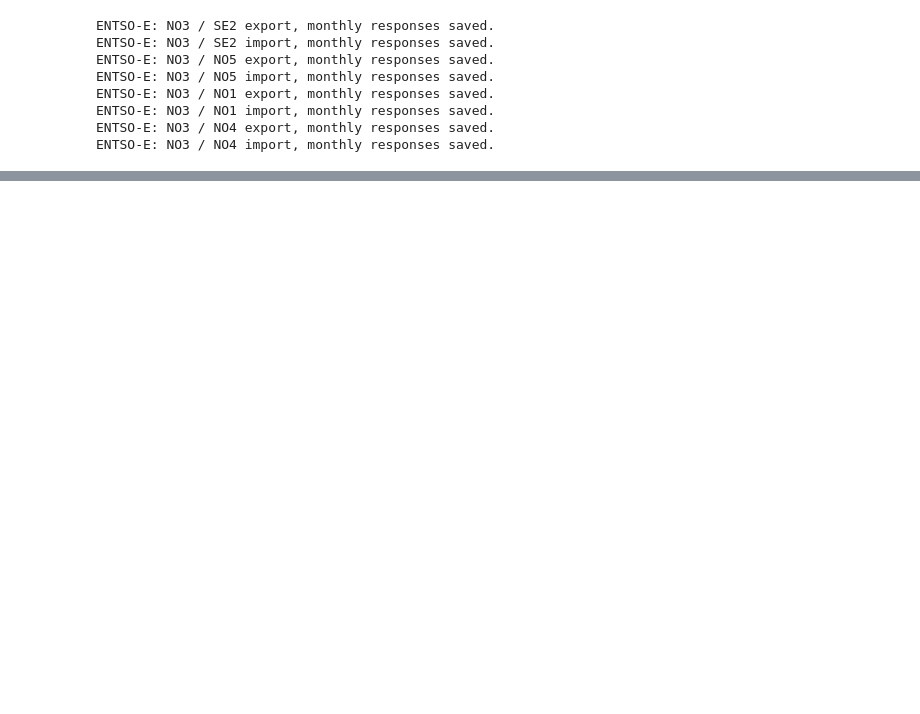
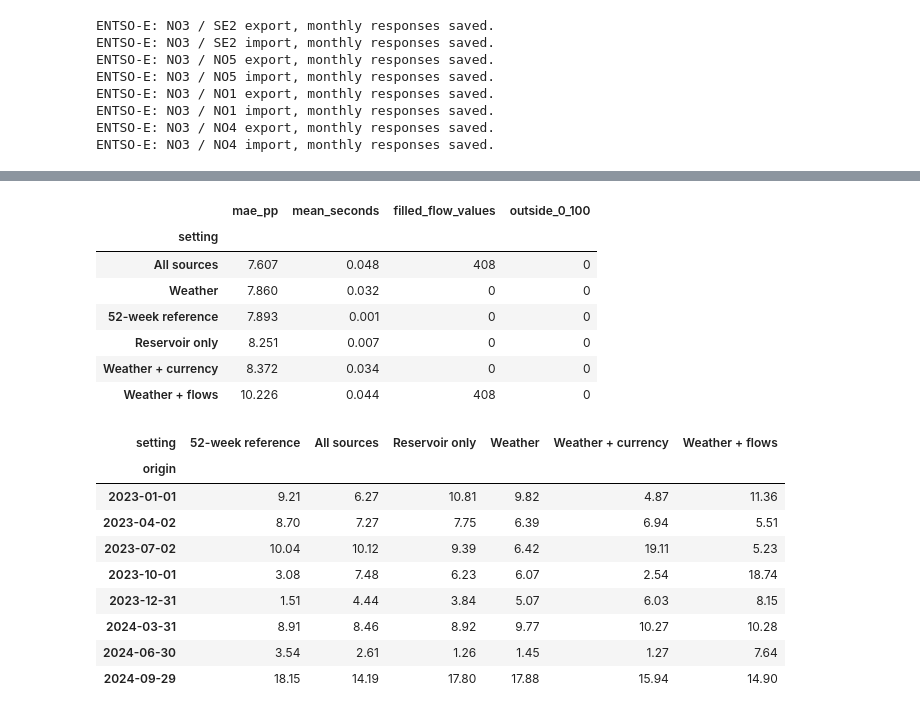
Before and after one commit to EliasVinsrygg/IND320-EliasVinsrygg, a Jupyter notebook: Compulsory Assignments/notebooks/CA4.ipynb, the cells around one changed output, grey strips where cells are left out. Drawn from its saved outputs; the diff is of its cells as text; code cells hidden in the pictures; blank space fills up the shorter version.

Commit message:
Model in notebook

```diff
--- a/Compulsory Assignments/notebooks/CA4.ipynb
+++ b/Compulsory Assignments/notebooks/CA4.ipynb
@@ -552,0 +983,18 @@ weather_weekly.head()
+# %%
+# Showing the weather inputs supplied for the last 13-week forecast, using training data only.
+origin = origins[-1]
+last_paths = weather_paths.loc[weather_paths["origin"].eq(origin)].pivot(
+    columns="setting", values="prediction")
+training_weather = no3_weekly.loc[:origin, ["temperature_c", "precipitation_mm"]].tail(history_weeks)
+weather_scenario = normal_weather_scenario(training_weather, last_paths.index)
+display(weather_scenario.round(2))
+
+# Comparing observed filling with both River forecasts and the seasonal reference.
+last_paths["Observed"] = no3_weekly.loc[last_paths.index, "filling_percent"]
+last_paths["52-week reference"] = no3_weekly.loc[
+    last_paths.index - pd.Timedelta(weeks=52), "filling_percent"].to_numpy()
+weather_figure = px.line(last_paths, title=f"NO3: normal-weather scenario after {origin.date()}",
+    labels={"value": "Filling (%)", "date": "Week ending", "setting": "Forecast"})
+weather_figure.update_traces(selector={"name": "Observed"}, line={"color": "black", "width": 4})
+weather_figure.update_layout(template="plotly_white", hovermode="x unified", legend_title_text="Forecast")
+weather_figure
@@ -552,0 +1029,54 @@ weather_weekly.head()
+# %%
+# Comparing selected sources on identical forecast periods and model settings.
+source_settings = {
+    "Reservoir only": {}, "Weather": {"use_weather": True},
+    "Weather + currency": {"use_weather": True, "use_currency": True},
+    "Weather + flows": {"use_weather": True, "use_flows": True},
+    "All sources": {"use_weather": True, "use_currency": True, "use_flows": True},
+    "52-week reference": None,
+}
+source_rows = []
+flow_columns = [c for c in no3_weekly if c.endswith("_mwh")]
+for origin in origins:
+    dates = pd.date_range(origin + pd.Timedelta(weeks=1), periods=horizon_weeks, freq="W-SUN")
+    actual = no3_weekly.loc[dates, "filling_percent"].to_numpy()
+    for setting, options in source_settings.items():
+        started = perf_counter()
+        if options is None:
+            prediction = no3_weekly.loc[dates - pd.Timedelta(weeks=52), "filling_percent"].to_numpy()
+        else:
+            forecast, model = forecast_no3(no3_weekly, origin, p=4, sp=0, sd=1,
+                history_weeks=history_weeks, horizon_weeks=horizon_weeks, **options)
+            prediction = forecast.to_numpy()
+        elapsed = perf_counter() - started
+        filled = no3_weekly.loc[:origin, flow_columns].tail(history_weeks).isna().sum().sum()             if options and options.get("use_flows") else 0
+        source_rows.append({"origin": origin, "setting": setting,
+            "mae_pp": float(np.abs(actual - prediction).mean()), "seconds": elapsed,
+            "filled_flow_values": filled, "outside_0_100": int(((prediction < 0) | (prediction > 100)).sum())})
+
+# Reporting average and per-period errors, so the selected source effect remains visible.
+source_results = pd.DataFrame(source_rows)
+source_comparison = source_results.groupby("setting").agg(mae_pp=("mae_pp", "mean"),
+    mean_seconds=("seconds", "mean"), filled_flow_values=("filled_flow_values", "sum"),
+    outside_0_100=("outside_0_100", "sum")).sort_values("mae_pp")
+display(source_comparison.round(3))
+display(source_results.pivot(index="origin", columns="setting", values="mae_pp").round(2))
+# %% [output]
+|  | mae_pp | mean_seconds | filled_flow_values | outside_0_100 |
+| setting |  |  |  |  |
+| All sources | 7.607 | 0.048 | 408 | 0 |
+| Weather | 7.860 | 0.032 | 0 | 0 |
+| 52-week reference | 7.893 | 0.001 | 0 | 0 |
+| Reservoir only | 8.251 | 0.007 | 0 | 0 |
+| Weather + currency | 8.372 | 0.034 | 0 | 0 |
+| Weather + flows | 10.226 | 0.044 | 408 | 0 |
+| setting | 52-week reference | All sources | Reservoir only | Weather | Weather + currency | Weather + flows |
+| origin |  |  |  |  |  |  |
+| 2023-01-01 | 9.21 | 6.27 | 10.81 | 9.82 | 4.87 | 11.36 |
+| 2023-04-02 | 8.70 | 7.27 | 7.75 | 6.39 | 6.94 | 5.51 |
+| 2023-07-02 | 10.04 | 10.12 | 9.39 | 6.42 | 19.11 | 5.23 |
+| 2023-10-01 | 3.08 | 7.48 | 6.23 | 6.07 | 2.54 | 18.74 |
+| 2023-12-31 | 1.51 | 4.44 | 3.84 | 5.07 | 6.03 | 8.15 |
+| 2024-03-31 | 8.91 | 8.46 | 8.92 | 9.77 | 10.27 | 10.28 |
+| 2024-06-30 | 3.54 | 2.61 | 1.26 | 1.45 | 1.27 | 7.64 |
+| 2024-09-29 | 18.15 | 14.19 | 17.80 | 17.88 | 15.94 | 14.90 |
```
Also changed, not shown: parts of 50 cells of this notebook, 4 other files.
